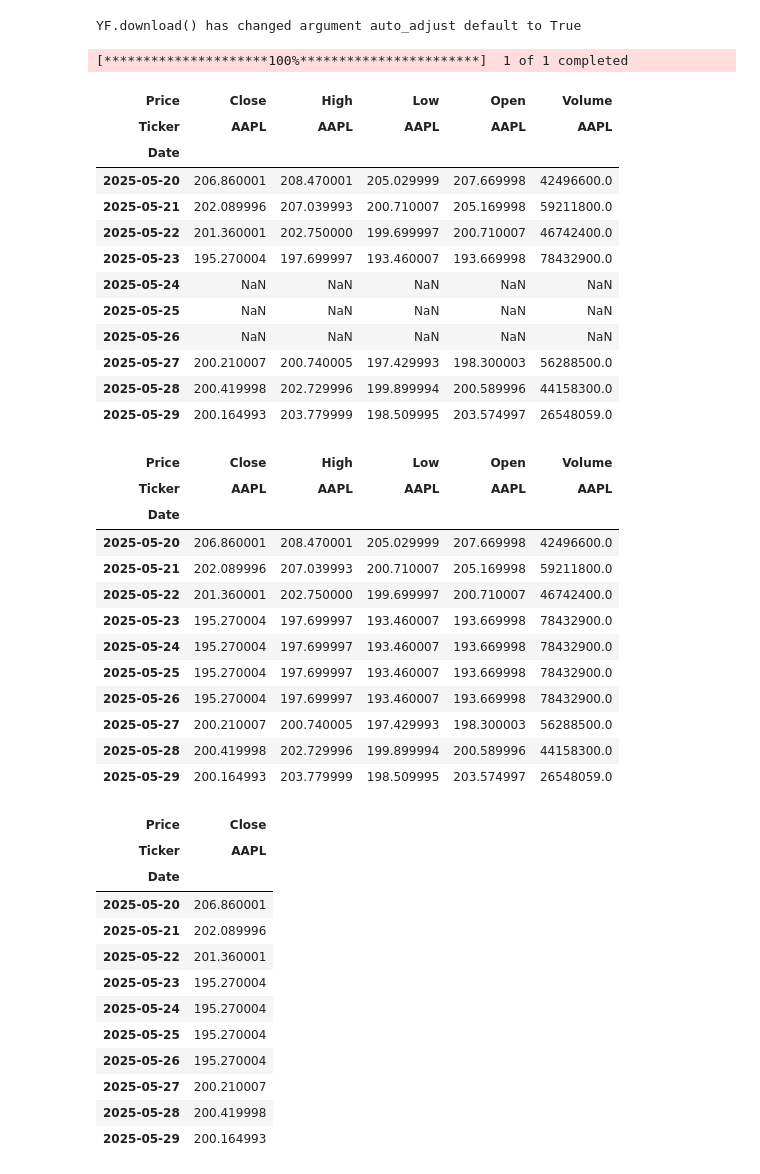
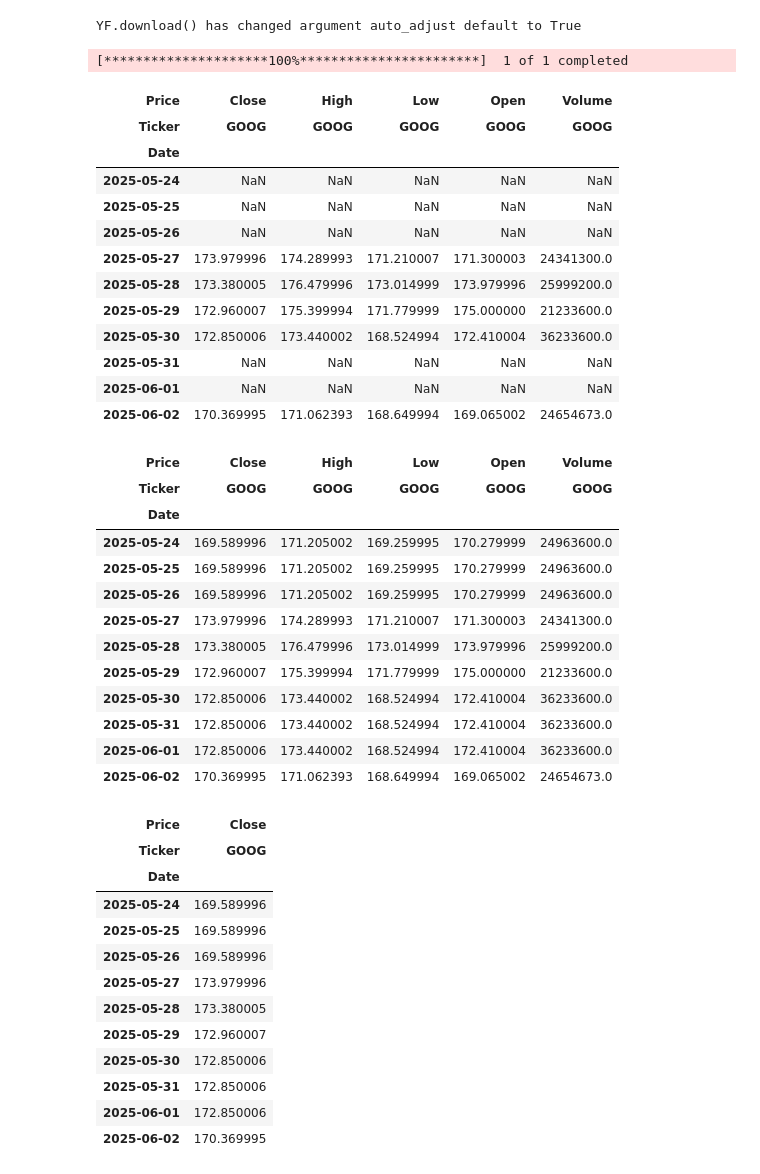
Before and after one commit to Sunny20235195/stock-market-price-prediction, a Jupyter notebook: stock_prediction_kdays_using_LSTM_GA.ipynb, the cells around one changed output. Cells and saved outputs as stored; diff of their text form; code cells hidden in the pictures.

```diff
--- a/stock_prediction_kdays_using_LSTM_GA.ipynb
+++ b/stock_prediction_kdays_using_LSTM_GA.ipynb
@@ -11,34 +11,34 @@ import matplotlib.pyplot as plt # Thư viện vẽ đồ thị
 import random # random
 # %%
 # Tải dữ liệu 10 năm dùng thư viện yfinance
-def download_stock_data(ticker, staperiod="10y", interval="1d"):
+def download_stock_data(ticker):
     data = yf.download(ticker, period="10y", interval="1d")
     return data
 # %%
 # Ví dụ về 1 mã cổ phiếu
-data = download_stock_data("AAPL")
+data = download_stock_data("GOOG")
 # Đảm bảo dữ liệu là của các ngày liên tục ('D': daily),
 # các ngày không có dữ liệu (T7,CN) thì giá trị dữ liệu được gán NaN
 data = data.asfreq('D')
 
 # Kiểm tra 10 dòng đầu để đảm bảo không sót ngày nào
 data.tail(10)
 # %% [output]
 YF.download() has changed argument auto_adjust default to True
 [*********************100%***********************]  1 of 1 completed
 | Price | Close | High | Low | Open | Volume |
-| Ticker | AAPL | AAPL | AAPL | AAPL | AAPL |
+| Ticker | GOOG | GOOG | GOOG | GOOG | GOOG |
 | Date |  |  |  |  |  |
-| 2025-05-20 | 206.860001 | 208.470001 | 205.029999 | 207.669998 | 42496600.0 |
-| 2025-05-21 | 202.089996 | 207.039993 | 200.710007 | 205.169998 | 59211800.0 |
-| 2025-05-22 | 201.360001 | 202.750000 | 199.699997 | 200.710007 | 46742400.0 |
-| 2025-05-23 | 195.270004 | 197.699997 | 193.460007 | 193.669998 | 78432900.0 |
 | 2025-05-24 | NaN | NaN | NaN | NaN | NaN |
 | 2025-05-25 | NaN | NaN | NaN | NaN | NaN |
 | 2025-05-26 | NaN | NaN | NaN | NaN | NaN |
-| 2025-05-27 | 200.210007 | 200.740005 | 197.429993 | 198.300003 | 56288500.0 |
-| 2025-05-28 | 200.419998 | 202.729996 | 199.899994 | 200.589996 | 44158300.0 |
-| 2025-05-29 | 200.164993 | 203.779999 | 198.509995 | 203.574997 | 26548059.0 |
+| 2025-05-27 | 173.979996 | 174.289993 | 171.210007 | 171.300003 | 24341300.0 |
+| 2025-05-28 | 173.380005 | 176.479996 | 173.014999 | 173.979996 | 25999200.0 |
+| 2025-05-29 | 172.960007 | 175.399994 | 171.779999 | 175.000000 | 21233600.0 |
+| 2025-05-30 | 172.850006 | 173.440002 | 168.524994 | 172.410004 | 36233600.0 |
+| 2025-05-31 | NaN | NaN | NaN | NaN | NaN |
+| 2025-06-01 | NaN | NaN | NaN | NaN | NaN |
+| 2025-06-02 | 170.369995 | 171.062393 | 168.649994 | 169.065002 | 24654673.0 |
 # %%
 # fillna() là hàm dùng để ghi đè các ô có giá trị NaN
 # method='ffill' (forward fill) nghĩa là: Nếu một ô có giá trị NaN,
@@ -49,18 +49,18 @@ data = data.fillna(method='ffill')
 data.tail(10)
 # %% [output]
 | Price | Close | High | Low | Open | Volume |
-| Ticker | AAPL | AAPL | AAPL | AAPL | AAPL |
+| Ticker | GOOG | GOOG | GOOG | GOOG | GOOG |
 | Date |  |  |  |  |  |
-| 2025-05-20 | 206.860001 | 208.470001 | 205.029999 | 207.669998 | 42496600.0 |
-| 2025-05-21 | 202.089996 | 207.039993 | 200.710007 | 205.169998 | 59211800.0 |
-| 2025-05-22 | 201.360001 | 202.750000 | 199.699997 | 200.710007 | 46742400.0 |
-| 2025-05-23 | 195.270004 | 197.699997 | 193.460007 | 193.669998 | 78432900.0 |
-| 2025-05-24 | 195.270004 | 197.699997 | 193.460007 | 193.669998 | 78432900.0 |
-| 2025-05-25 | 195.270004 | 197.699997 | 193.460007 | 193.669998 | 78432900.0 |
-| 2025-05-26 | 195.270004 | 197.699997 | 193.460007 | 193.669998 | 78432900.0 |
-| 2025-05-27 | 200.210007 | 200.740005 | 197.429993 | 198.300003 | 56288500.0 |
-| 2025-05-28 | 200.419998 | 202.729996 | 199.899994 | 200.589996 | 44158300.0 |
-| 2025-05-29 | 200.164993 | 203.779999 | 198.509995 | 203.574997 | 26548059.0 |
+| 2025-05-24 | 169.589996 | 171.205002 | 169.259995 | 170.279999 | 24963600.0 |
+| 2025-05-25 | 169.589996 | 171.205002 | 169.259995 | 170.279999 | 24963600.0 |
+| 2025-05-26 | 169.589996 | 171.205002 | 169.259995 | 170.279999 | 24963600.0 |
+| 2025-05-27 | 173.979996 | 174.289993 | 171.210007 | 171.300003 | 24341300.0 |
+| 2025-05-28 | 173.380005 | 176.479996 | 173.014999 | 173.979996 | 25999200.0 |
+| 2025-05-29 | 172.960007 | 175.399994 | 171.779999 | 175.000000 | 21233600.0 |
+| 2025-05-30 | 172.850006 | 173.440002 | 168.524994 | 172.410004 | 36233600.0 |
+| 2025-05-31 | 172.850006 | 173.440002 | 168.524994 | 172.410004 | 36233600.0 |
+| 2025-06-01 | 172.850006 | 173.440002 | 168.524994 | 172.410004 | 36233600.0 |
+| 2025-06-02 | 170.369995 | 171.062393 | 168.649994 | 169.065002 | 24654673.0 |
 # %%
 # Lấy ra duy nhất cột giá đóng cửa (Close) –
 # đây là dữ liệu quan trọng nhất trong phân tích tài chính và dự báo.
@@ -70,18 +70,18 @@ close_prices = data[['Close']]
 close_prices.tail(10)
 # %% [output]
 | Price | Close |
-| Ticker | AAPL |
+| Ticker | GOOG |
 | Date |  |
-| 2025-05-20 | 206.860001 |
-| 2025-05-21 | 202.089996 |
-| 2025-05-22 | 201.360001 |
-| 2025-05-23 | 195.270004 |
-| 2025-05-24 | 195.270004 |
-| 2025-05-25 | 195.270004 |
-| 2025-05-26 | 195.270004 |
-| 2025-05-27 | 200.210007 |
-| 2025-05-28 | 200.419998 |
-| 2025-05-29 | 200.164993 |
+| 2025-05-24 | 169.589996 |
+| 2025-05-25 | 169.589996 |
+| 2025-05-26 | 169.589996 |
+| 2025-05-27 | 173.979996 |
+| 2025-05-28 | 173.380005 |
+| 2025-05-29 | 172.960007 |
+| 2025-05-30 | 172.850006 |
+| 2025-05-31 | 172.850006 |
+| 2025-06-01 | 172.850006 |
+| 2025-06-02 | 170.369995 |
 # %%
 # Vẽ đồ thị giá thực
 dates = data.index[:]
```
Also changed, not shown: parts of 9 cells of this notebook, 1 other file.
